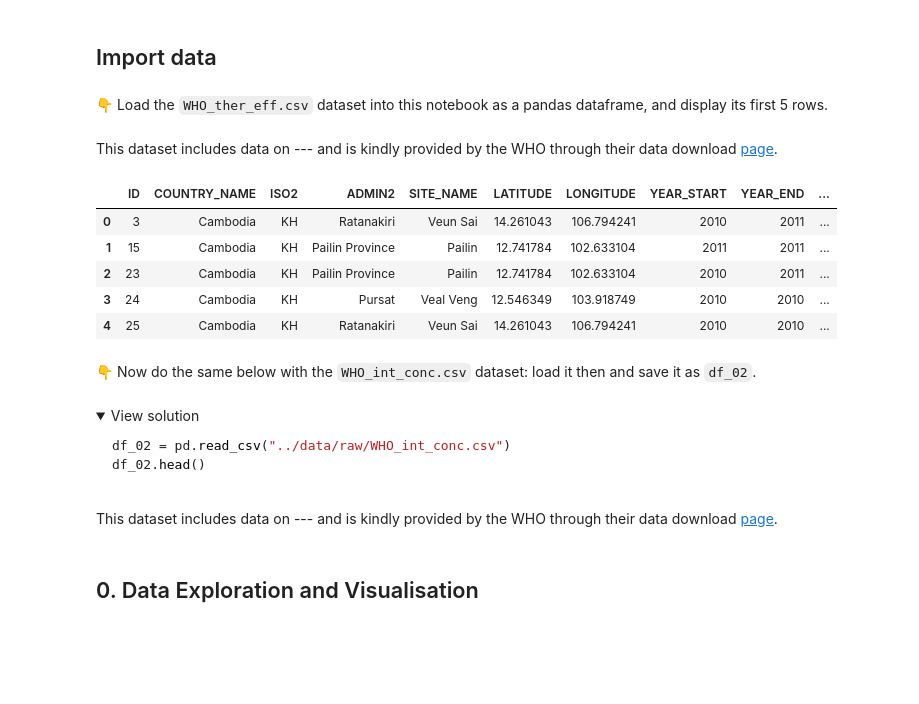
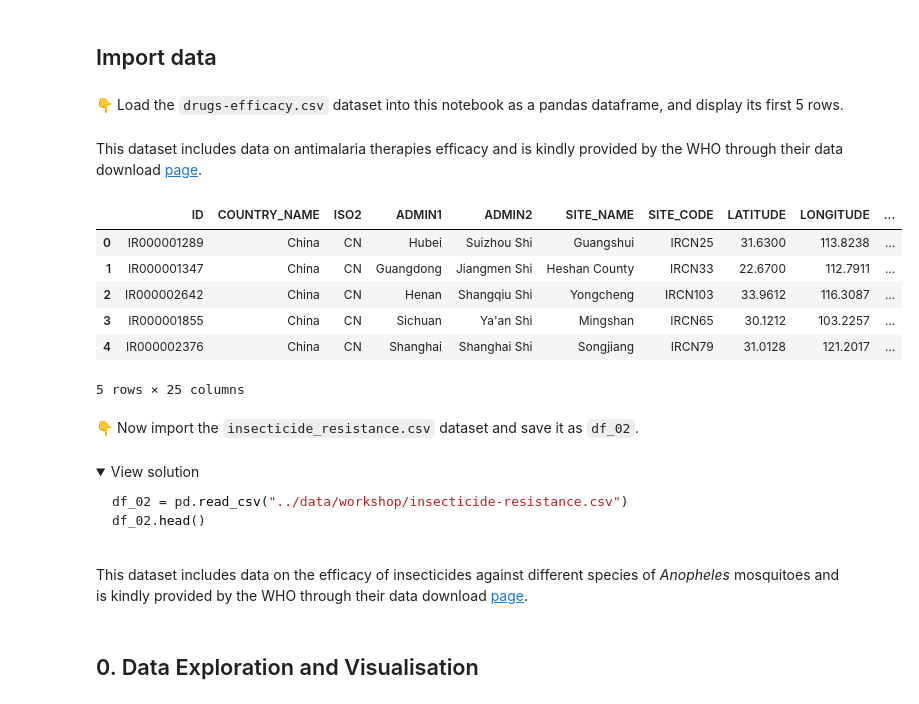
Before and after one commit to APepey/ML-workshop, a Jupyter notebook: notebooks/challenge02_MLbasics.ipynb, the cells around one changed output. Drawn from its saved outputs; the diff is of its cells as text; code cells hidden in the pictures; folded sections open; blank space fills up the shorter version.

````diff
--- a/notebooks/challenge02_MLbasics.ipynb
+++ b/notebooks/challenge02_MLbasics.ipynb
@@ -23,21 +25,22 @@ from sklearn.model_selection import cross_validate, cross_val_score
 # %% [markdown]
 ## Import data
 # %% [markdown]
-👇 Load the `WHO_ther_eff.csv` dataset into this notebook as a pandas dataframe, and display its first 5 rows.
+👇 Load the `drugs-efficacy.csv` dataset into this notebook as a pandas dataframe, and display its first 5 rows.
 # %% [markdown]
-This dataset includes data on --- and is kindly provided by the WHO through their data download [page](https://apps.who.int/malaria/maps/threats/#/download).
+This dataset includes data on antimalaria therapies efficacy and is kindly provided by the WHO through their data download [page](https://apps.who.int/malaria/maps/threats/#/download).
 # %%
-df = pd.read_csv("../data/raw/WHO_ther_eff.csv")
-df.head()
+df_01 = pd.read_csv("../data/workshop/drugs-efficacy.csv")
+df_01.head()
 # %% [output]
-|  | ID | COUNTRY_NAME | ISO2 | ADMIN2 | SITE_NAME | LATITUDE | LONGITUDE | YEAR_START | YEAR_END | ... |
-| 0 | 3 | Cambodia | KH | Ratanakiri | Veun Sai | 14.261043 | 106.794241 | 2010 | 2011 | ... |
-| 1 | 15 | Cambodia | KH | Pailin Province | Pailin | 12.741784 | 102.633104 | 2011 | 2011 | ... |
-| 2 | 23 | Cambodia | KH | Pailin Province | Pailin | 12.741784 | 102.633104 | 2010 | 2011 | ... |
-| 3 | 24 | Cambodia | KH | Pursat | Veal Veng | 12.546349 | 103.918749 | 2010 | 2010 | ... |
-| 4 | 25 | Cambodia | KH | Ratanakiri | Veun Sai | 14.261043 | 106.794241 | 2010 | 2010 | ... |
+|  | ID | COUNTRY_NAME | ISO2 | ADMIN1 | ADMIN2 | SITE_NAME | SITE_CODE | LATITUDE | LONGITUDE | ... |
+| 0 | IR000001289 | China | CN | Hubei | Suizhou Shi | Guangshui | IRCN25 | 31.6300 | 113.8238 | ... |
+| 1 | IR000001347 | China | CN | Guangdong | Jiangmen Shi | Heshan County | IRCN33 | 22.6700 | 112.7911 | ... |
+| 2 | IR000002642 | China | CN | Henan | Shangqiu Shi | Yongcheng | IRCN103 | 33.9612 | 116.3087 | ... |
+| 3 | IR000001855 | China | CN | Sichuan | Ya'an Shi | Mingshan | IRCN65 | 30.1212 | 103.2257 | ... |
+| 4 | IR000002376 | China | CN | Shanghai | Shanghai Shi | Songjiang | IRCN79 | 31.0128 | 121.2017 | ... |
+5 rows × 25 columns
 # %% [markdown]
-👇 Now do the same below with the `WHO_int_conc.csv` dataset: load it then and save it as `df_02`.
+👇 Now import the `insecticide_resistance.csv` dataset and save it as `df_02`.
 # %%
 # type, uncomment and run your code here
 # %% [markdown]
@@ -45,12 +48,12 @@ df.head()
 </summary>
 
 ```python
-df_02 = pd.read_csv("../data/raw/WHO_int_conc.csv")
+df_02 = pd.read_csv("../data/workshop/insecticide-resistance.csv")
 df_02.head()
 ```
 
 </details>
 # %% [markdown]
-This dataset includes data on --- and is kindly provided by the WHO through their data download [page](https://apps.who.int/malaria/maps/threats/#/download).
+This dataset includes data on the efficacy of insecticides against different species of <i>Anopheles </i>mosquitoes and is kindly provided by the WHO through their data download [page](https://apps.who.int/malaria/maps/threats/#/download).
 # %% [markdown]
 ## 0. Data Exploration and Visualisation
````
Also changed, not shown: parts of 116 cells of this notebook.
